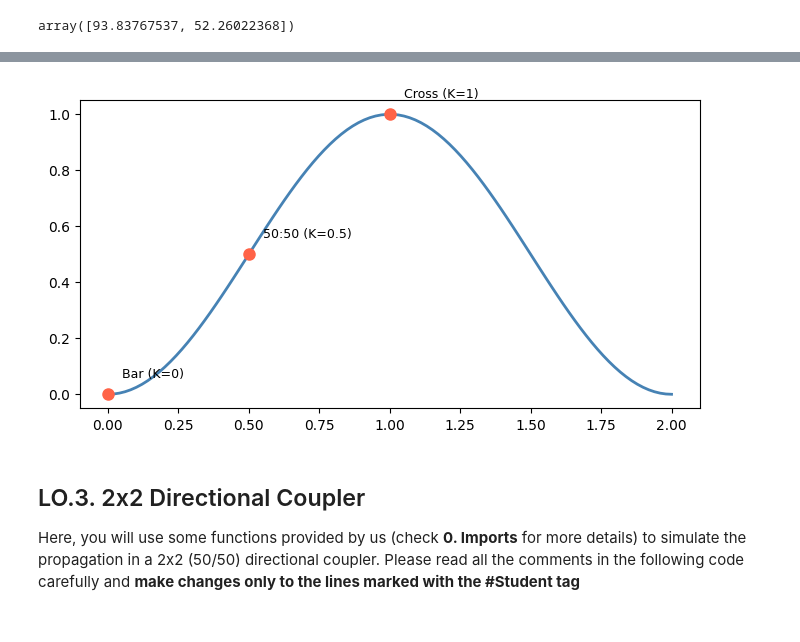
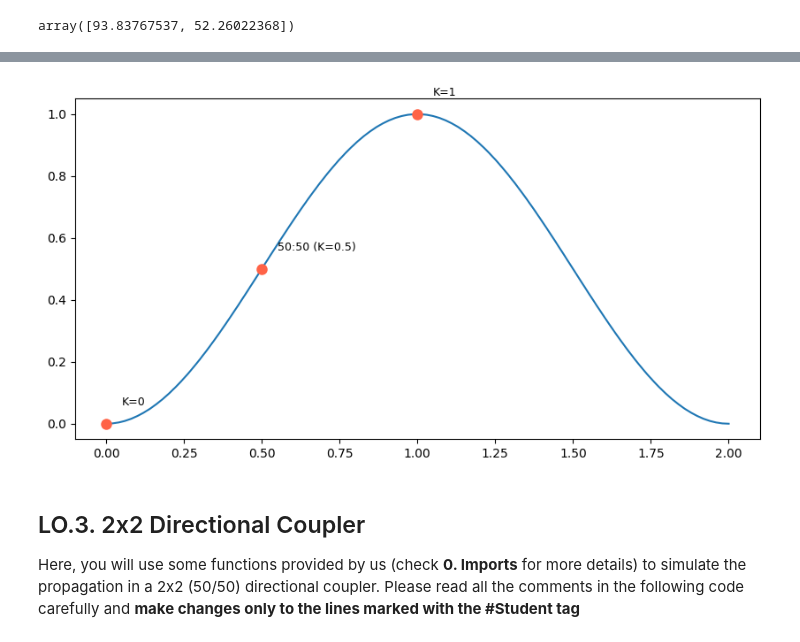
Before and after one commit to lorenagomezdiego/cifoin-lab2, a Jupyter notebook: COUPLERS_Student.ipynb, the cells around one changed output, grey strips where cells are left out. Cells and saved outputs as stored; diff of their text form; code cells hidden in the pictures.

```diff
--- a/COUPLERS_Student.ipynb
+++ b/COUPLERS_Student.ipynb
@@ -176,18 +176,20 @@ Simulate a directional coupler that implements two deep waveguide cores of thick
 # %%
 # ESTE APARTADO LO HIZO CHATI TENGO QUE PREGUNTAR SI ESTÁ BIEN
 L_over_Lpi = np.linspace(0, 2, 100)
 K = np.sin(np.pi / 2 * L_over_Lpi) ** 2
-key_points = {0.0: 'Bar (K=0)', 0.5: '50:50 (K=0.5)', 1.0: 'Cross (K=1)'}
-fig, ax = plt.subplots(figsize=(8, 4))
-ax.plot(L_over_Lpi, K, linewidth=2, color='steelblue', label=r'$K = \sin^2\!\left(\frac{\pi}{2}\frac{L}{L_\pi}\right)$')
-
+key_points = {0.0: 'K=0', 0.5: '50:50 (K=0.5)', 1.0: 'K=1'}
+plt.figure(figsize=(10, 5))
+plt.plot(L_over_Lpi, K)
+plt.xlabel("L_coup/L_pi (um)")
+plt.ylabel("K")
 for xk, label in key_points.items():
     yk = np.sin(np.pi / 2 * xk) ** 2
-    ax.plot(xk, yk, 'o', markersize=8, color='tomato')
-    ax.annotate(label, xy=(xk, yk), xytext=(xk + 0.05, yk + 0.06), fontsize=9)
+    plt.plot(xk, yk, 'o', markersize=8, color='tomato')
+    plt.annotate(label, xy=(xk, yk), xytext=(xk + 0.05, yk + 0.06), fontsize=9)
 plt.show()
+L_pi_TE = 0.5*lambda_c/(dcoupler_neff[0].real-dcoupler_neff[1].real)
 # %% [output]
-[figure, old version]
+[figure, new version]
 # %% [markdown]
 ## LO.3. 2x2 Directional Coupler
 
```
Also changed, not shown: parts of 13 cells of this notebook.
